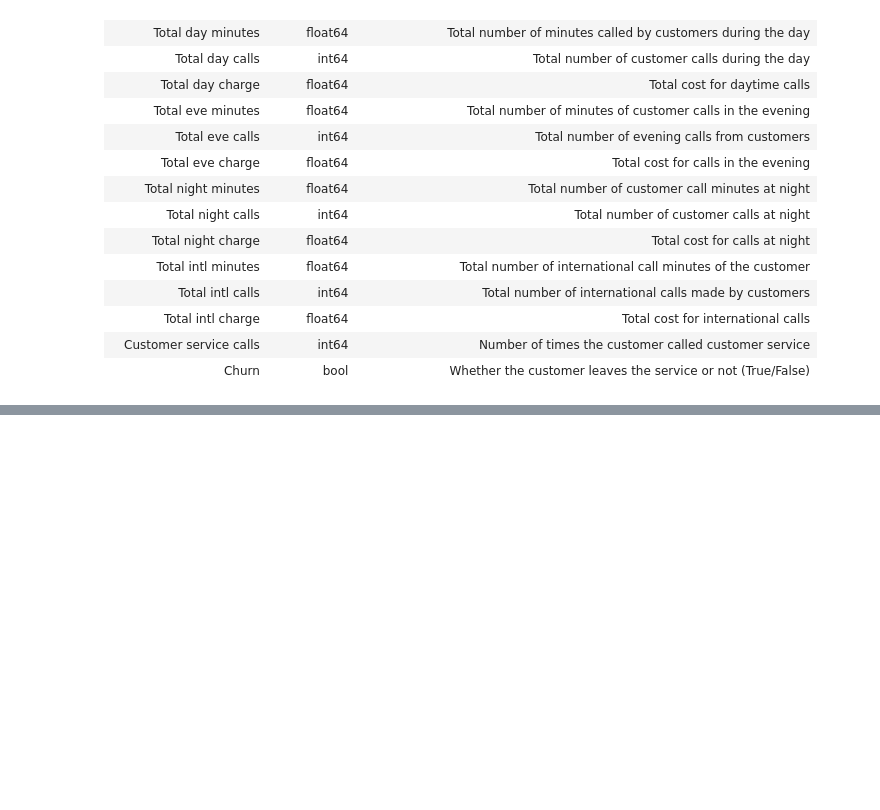
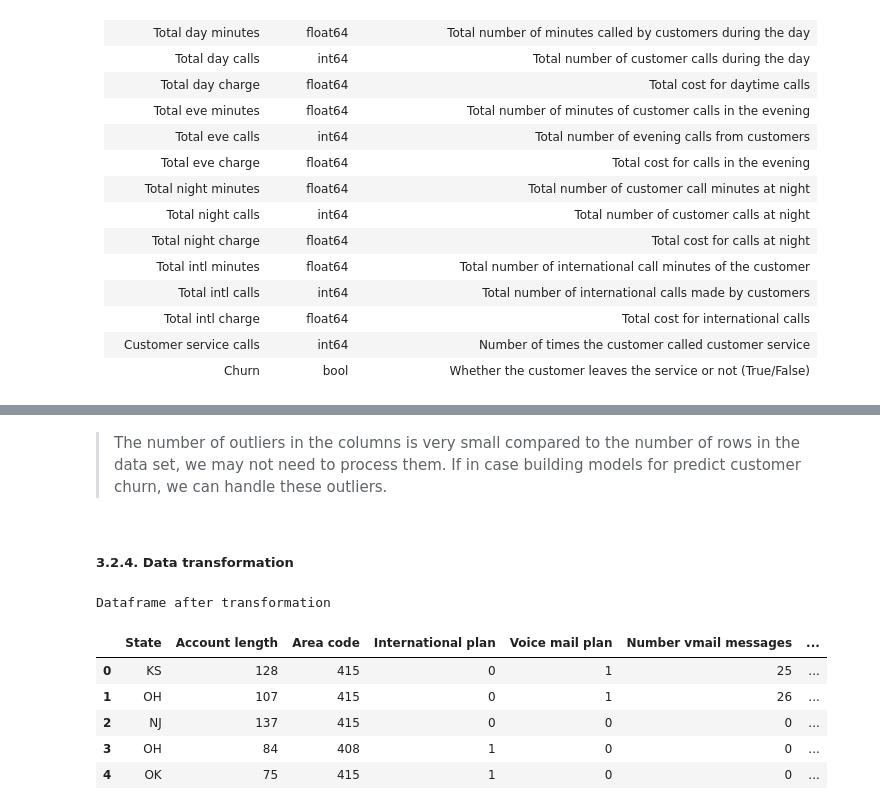
Before and after one commit to hg27haan/Customer-Churn-Prediction-DA, a Jupyter notebook: Source/Customer-Churn-Prediction.ipynb, the cells around one changed output, grey strips where cells are left out. Saved outputs shown, nothing was run; the diff lists cells and outputs as text; code cells hidden in the pictures; blank space fills up the shorter version.

```diff
--- a/Source/Customer-Churn-Prediction.ipynb
+++ b/Source/Customer-Churn-Prediction.ipynb
@@ -160,0 +307,17 @@ Index(['State', 'Account length', 'Area code', 'International plan',
+# %% [markdown]
+> The number of outliers in the columns is very small compared to the number of rows in the data set, we may not need to process them. If in case building models for predict customer churn, we can handle these outliers.
+# %% [markdown]
+##### 3.2.4. Data transformation
+# %%
+df80 = df80_raw.replace({True: 1, False: 0, 'Yes': 1, 'No': 0})
+# %%
+print('Dataframe after transformation')
+display(df80.head(5))
+# %% [output]
+Dataframe after transformation
+|  | State | Account length | Area code | International plan | Voice mail plan | Number vmail messages | ... |
+| 0 | KS | 128 | 415 | 0 | 1 | 25 | ... |
+| 1 | OH | 107 | 415 | 0 | 1 | 26 | ... |
+| 2 | NJ | 137 | 415 | 0 | 0 | 0 | ... |
+| 3 | OH | 84 | 408 | 1 | 0 | 0 | ... |
+| 4 | OK | 75 | 415 | 1 | 0 | 0 | ... |
```
Also changed, not shown: parts of 17 cells of this notebook.
